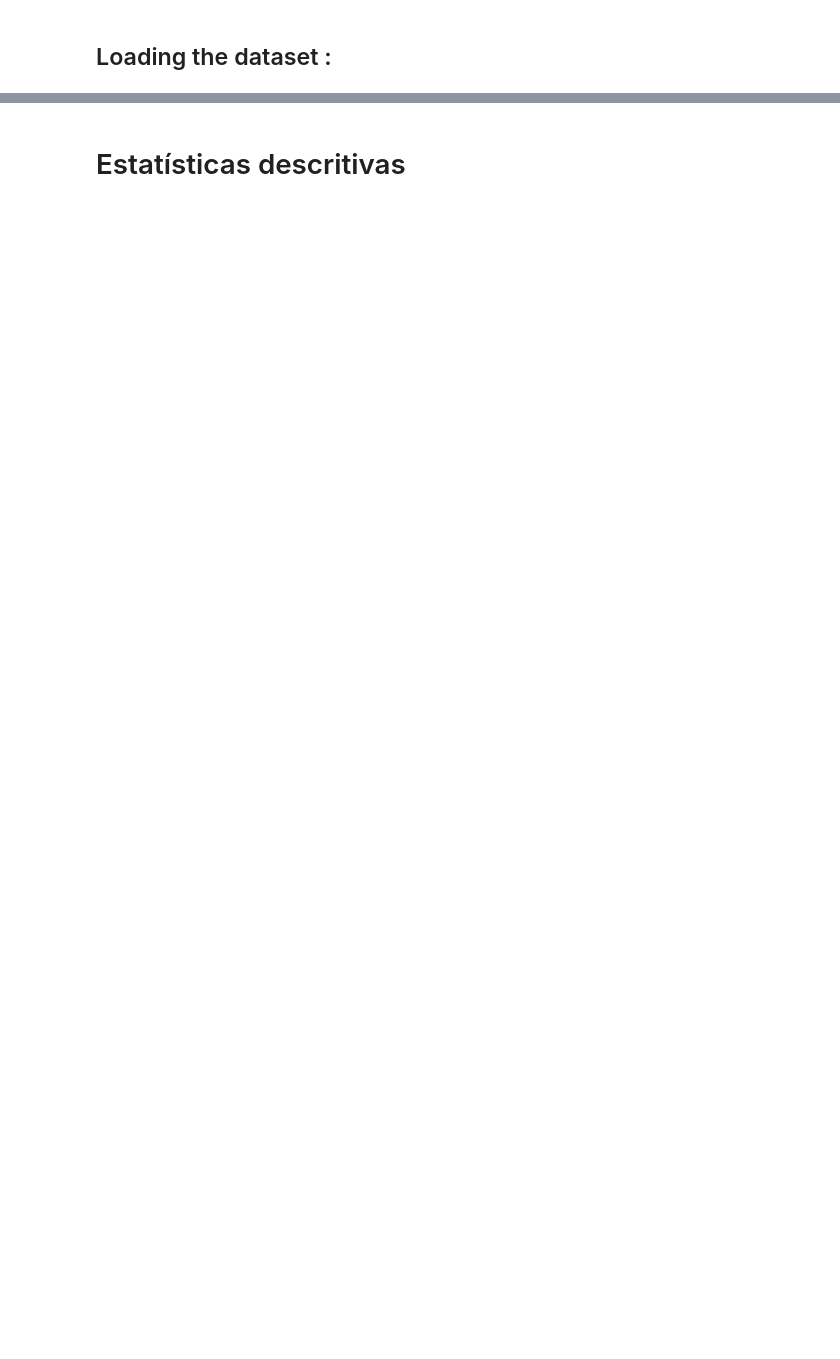
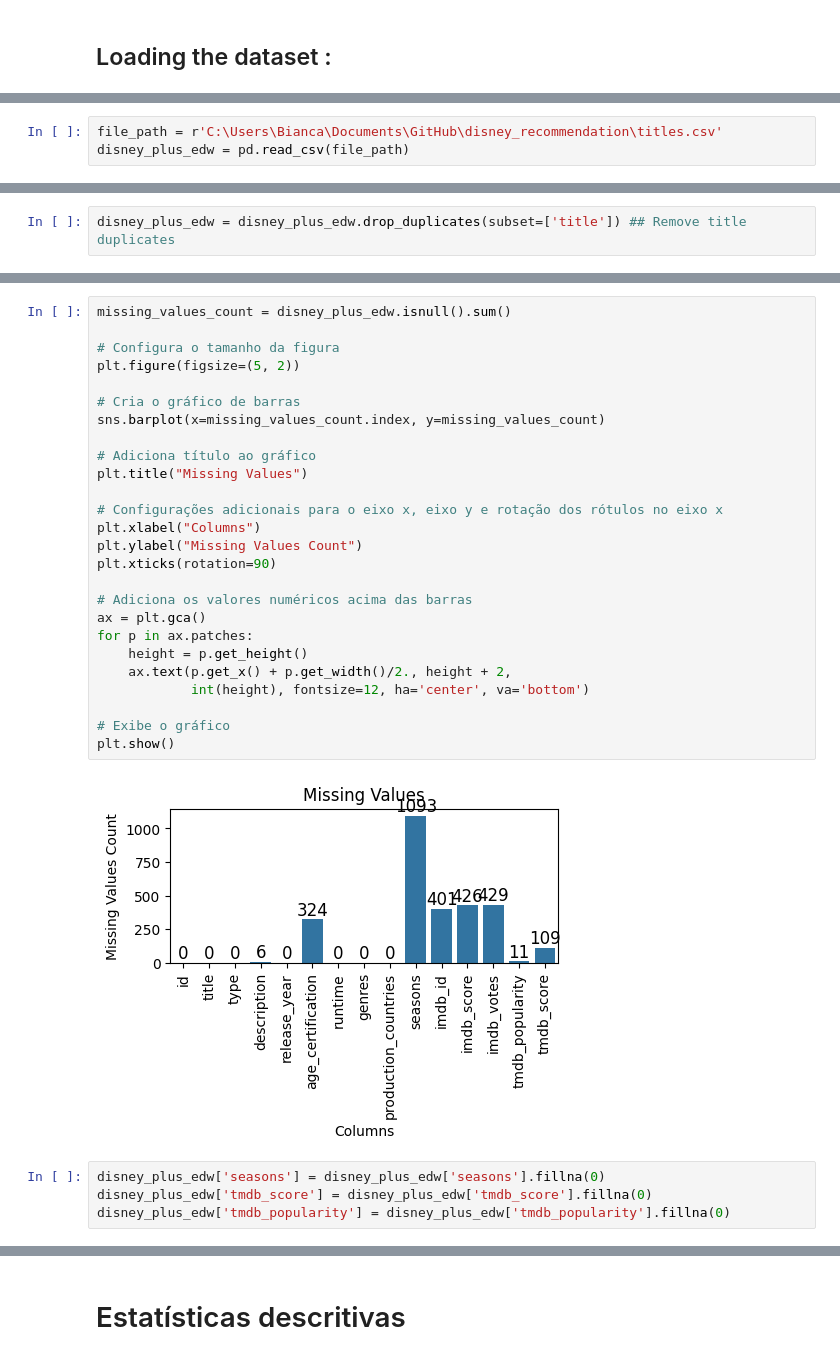
Before and after one commit to BiancaLaurindo/disney_recommendation, a Jupyter notebook: disney_plus_recommedation.ipynb, the cells around one changed output, grey strips where cells are left out. Cells and saved outputs as stored; diff of their text form; blank space fills up the shorter version.

```diff
--- a/disney_plus_recommedation.ipynb
+++ b/disney_plus_recommedation.ipynb
@@ -229,0 +46,3 @@ disney_plus['production_country'] = disney_plus['production_country'].replace(''
+# %%
+file_path = r'C:\Users\Bianca\Documents\GitHub\disney_recommendation\titles.csv'
+disney_plus_edw = pd.read_csv(file_path)
@@ -229,0 +104,2 @@ disney_plus['production_country'] = disney_plus['production_country'].replace(''
+# %%
+disney_plus_edw = disney_plus_edw.drop_duplicates(subset=['title']) ## Remove title duplicates
@@ -229,0 +144,32 @@ disney_plus['production_country'] = disney_plus['production_country'].replace(''
+# %%
+missing_values_count = disney_plus_edw.isnull().sum()
+
+# Configura o tamanho da figura
+plt.figure(figsize=(5, 2))
+
+# Cria o gráfico de barras
+sns.barplot(x=missing_values_count.index, y=missing_values_count)
+
+# Adiciona título ao gráfico
+plt.title("Missing Values")
+
+# Configurações adicionais para o eixo x, eixo y e rotação dos rótulos no eixo x
+plt.xlabel("Columns")
+plt.ylabel("Missing Values Count")
+plt.xticks(rotation=90)
+
+# Adiciona os valores numéricos acima das barras
+ax = plt.gca()
+for p in ax.patches:
+    height = p.get_height()
+    ax.text(p.get_x() + p.get_width()/2., height + 2,
+            int(height), fontsize=12, ha='center', va='bottom')
+
+# Exibe o gráfico
+plt.show()
+# %% [output]
+[figure, added]
+# %%
+disney_plus_edw['seasons'] = disney_plus_edw['seasons'].fillna(0)
+disney_plus_edw['tmdb_score'] = disney_plus_edw['tmdb_score'].fillna(0)
+disney_plus_edw['tmdb_popularity'] = disney_plus_edw['tmdb_popularity'].fillna(0)
```
Also changed, not shown: parts of 47 cells of this notebook.
